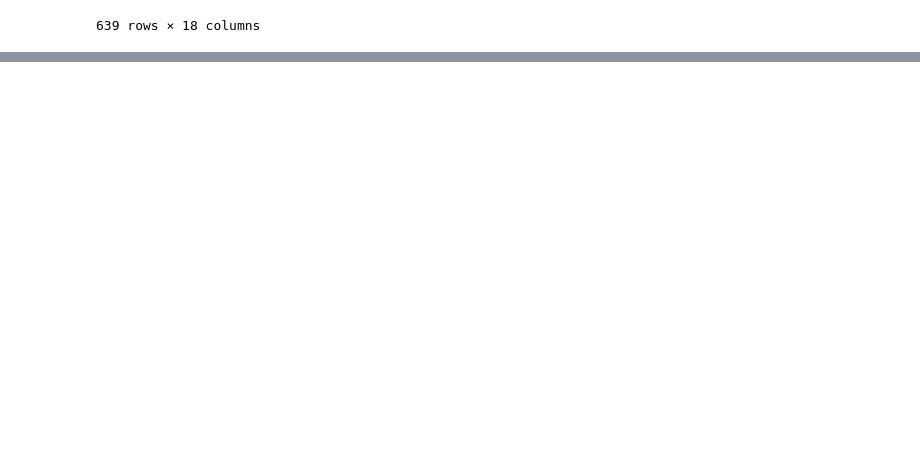
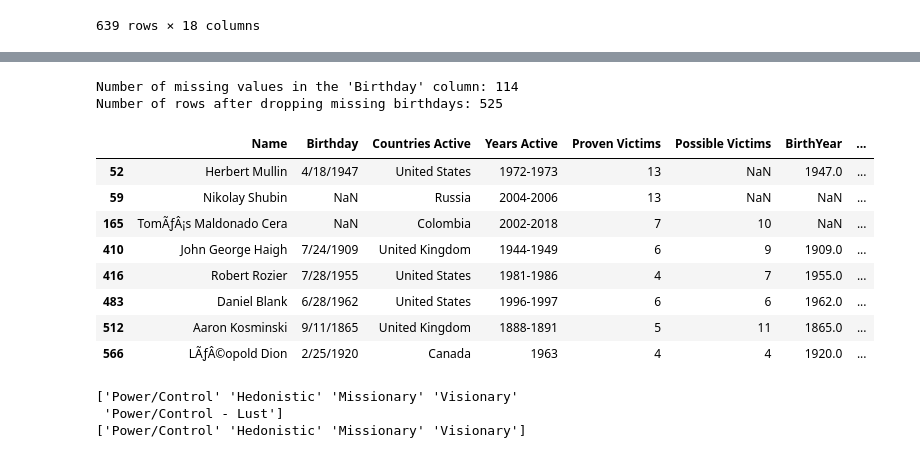
Before and after one commit to Bautist1000/MAL_FH, a Jupyter notebook: Final Assignment.ipynb, the cells around one changed output, grey strips where cells are left out. Cells and saved outputs as stored; diff of their text form; code cells hidden in the pictures; blank space fills up the shorter version.

```diff
--- a/Final Assignment.ipynb
+++ b/Final Assignment.ipynb
@@ -21,0 +63,11 @@ df
+# %%
+
+# Filter rows where the updated value is 'Hedonistic'
+hedonistic_rows = df_copy[df_copy['Archetype/Classification'] == 'Power/Control']
+hedonistic_rows
+
+# Remove 'Hate Crime,' from the 'Type' column
+df_copy['Type'] = df_copy['Type'].str.replace('Hate Crime, Medical', 'Medical', regex=False).str.strip()
+
+# Verify the change
+print(df_copy['Type'].unique())
@@ -21,0 +92,46 @@ df
+# %%
+# Count the number of missing (NaN) values in the 'Birthday' column
+missing_birthday_count = df['Birthday'].isna().sum()
+
+print(f"Number of missing values in the 'Birthday' column: {missing_birthday_count}")
+# Drop rows where 'Birthday' is missing
+df_cleaned = df_copy.dropna(subset=['Birthday'])
+
+# Verify the result
+print(f"Number of rows after dropping missing birthdays: {len(df_cleaned)}")
+# %% [output]
+Number of missing values in the 'Birthday' column: 114
+Number of rows after dropping missing birthdays: 525
+# %%
+# Filter rows where the updated value is 'Hedonistic'
+hedonistic_rows = df_copy[df_copy['Archetype/Classification'] == 'Power and Hedonistic']
+df_copy['Archetype/Classification'] = df_copy['Archetype/Classification'].replace('Power and Hedonistic', 'Power/Control')
+df_copy['Archetype/Classification'] = df_copy['Archetype/Classification'].replace('Power', 'Power/Control')
+# Filter rows where the updated value is 'Hedonistic'
+hedonistic_rows = df_copy[df_copy['Archetype/Classification'] == 'Visionary']
+hedonistic_rows
+# %% [output]
+|  | Name | Birthday | Countries Active | Years Active | Proven Victims | Possible Victims | BirthYear | ... |
+| 52 | Herbert Mullin | 4/18/1947 | United States | 1972-1973 | 13 | NaN | 1947.0 | ... |
+| 59 | Nikolay Shubin | NaN | Russia | 2004-2006 | 13 | NaN | NaN | ... |
+| 165 | TomÃƒÂ¡s Maldonado Cera | NaN | Colombia | 2002-2018 | 7 | 10 | NaN | ... |
+| 410 | John George Haigh | 7/24/1909 | United Kingdom | 1944-1949 | 6 | 9 | 1909.0 | ... |
+| 416 | Robert Rozier | 7/28/1955 | United States | 1981-1986 | 4 | 7 | 1955.0 | ... |
+| 483 | Daniel Blank | 6/28/1962 | United States | 1996-1997 | 6 | 6 | 1962.0 | ... |
+| 512 | Aaron Kosminski | 9/11/1865 | United Kingdom | 1888-1891 | 5 | 11 | 1865.0 | ... |
+| 566 | LÃƒÂ©opold Dion | 2/25/1920 | Canada | 1963 | 4 | 4 | 1920.0 | ... |
+# %%
+
+# Verify the change
+unique_archetypes = df_copy['Archetype/Classification'].unique()
+print(unique_archetypes)
+hedonistic_rows = df_copy[df_copy['Archetype/Classification'] == 'Power/Control - Lust']
+hedonistic_rows
+df_copy['Archetype/Classification'] = df_copy['Archetype/Classification'].replace('Power/Control - Lust', 'Power/Control')
+# Verify the change
+unique_archetypes = df_copy['Archetype/Classification'].unique()
+print(unique_archetypes)
+# %% [output]
+['Power/Control' 'Hedonistic' 'Missionary' 'Visionary'
+ 'Power/Control - Lust']
+['Power/Control' 'Hedonistic' 'Missionary' 'Visionary']
```
Also changed, not shown: parts of 5 cells of this notebook.
